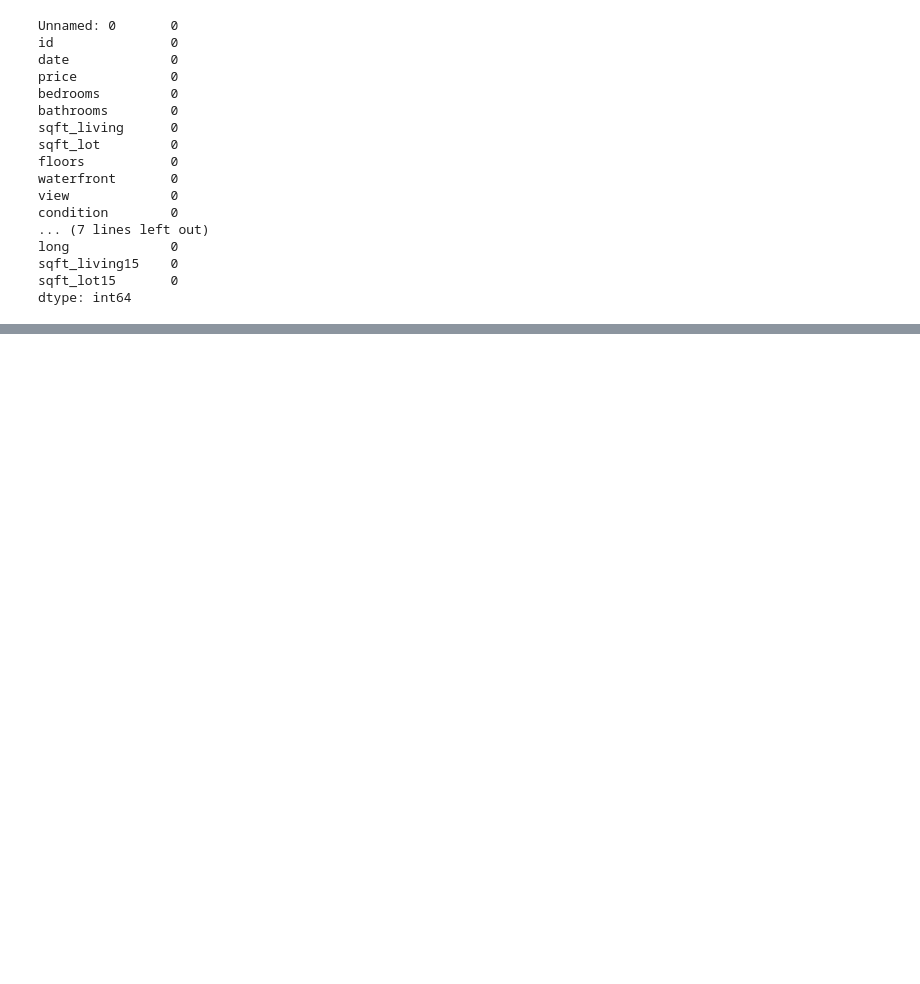
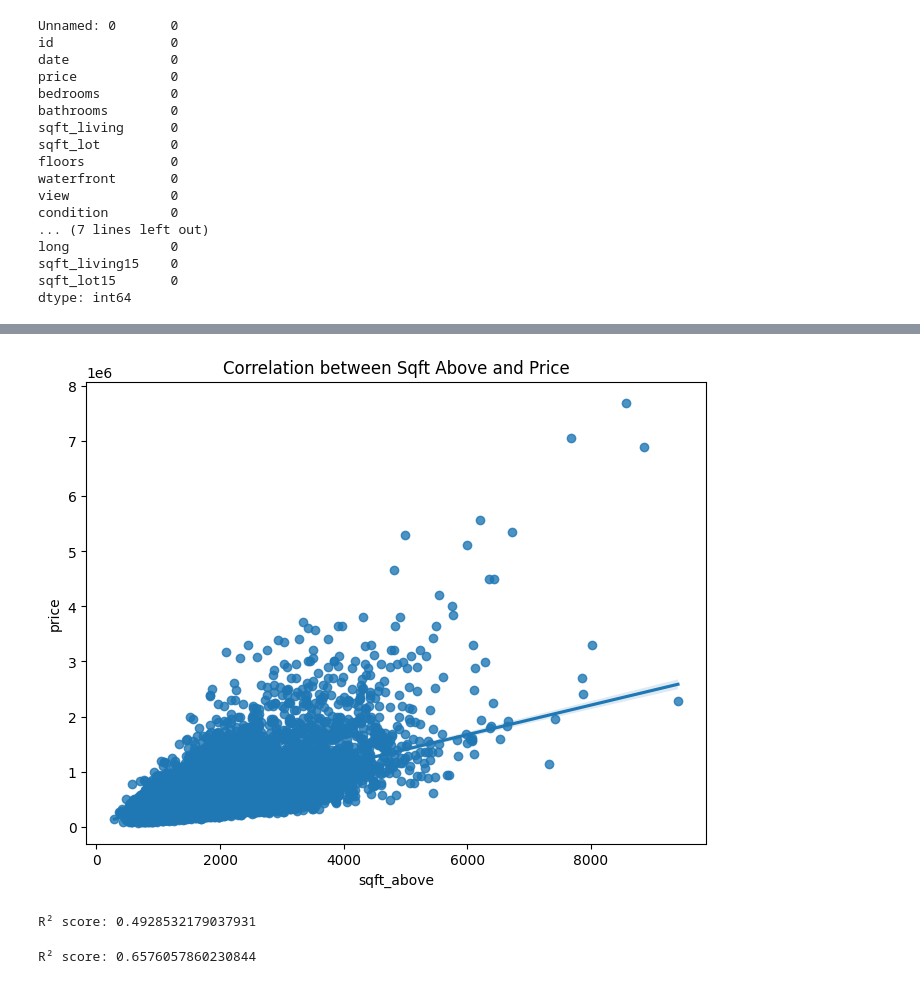
Before and after one commit to Nitishvox/house-price-analysis-usa, a Jupyter notebook: Notebook1.ipynb, the cells around one changed output, grey strips where cells are left out. Saved outputs shown, nothing was run; the diff lists cells and outputs as text; code cells hidden in the pictures; blank space fills up the shorter version.

```diff
--- a/Notebook1.ipynb
+++ b/Notebook1.ipynb
@@ -104,0 +184,57 @@ TypeError: 'Series' object is not callable
+# %%
+import seaborn as sns
+import matplotlib.pyplot as plt
+
+# Set the plot size
+plt.figure(figsize=(8, 6))
+
+# Create the regression plot
+sns.regplot(x='sqft_above', y='price', data=df)
+
+# Add a title
+plt.title('Correlation between Sqft Above and Price')
+
+# Display the plot
+plt.show()
+# %% [output]
+[figure, added]
+# %%
+from sklearn.linear_model import LinearRegression
+
+# Create the linear regression model
+lm = LinearRegression()
+
+# Define the feature and target
+X = df[['sqft_living']]
+y = df['price']
+
+# Fit the model
+lm.fit(X, y)
+
+# Calculate and display the R² score
+r2_score = lm.score(X, y)
+print("R² score:", r2_score)
+# %% [output]
+R² score: 0.4928532179037931
+# %%
+from sklearn.linear_model import LinearRegression
+
+# Create the linear regression model
+lm = LinearRegression()
+
+# Define the feature list
+features = ["floors", "waterfront", "lat", "bedrooms", "sqft_basement",
+            "view", "bathrooms", "sqft_living15", "sqft_above", "grade", "sqft_living"]
+
+# Define X and y
+X = df[features]
+y = df['price']
+
+# Fit the model
+lm.fit(X, y)
+
+# Calculate and display the R² score
+r2_score = lm.score(X, y)
+print("R² score:", r2_score)
+# %% [output]
+R² score: 0.6576057860230844
```
Also changed, not shown: parts of 12 cells of this notebook.
